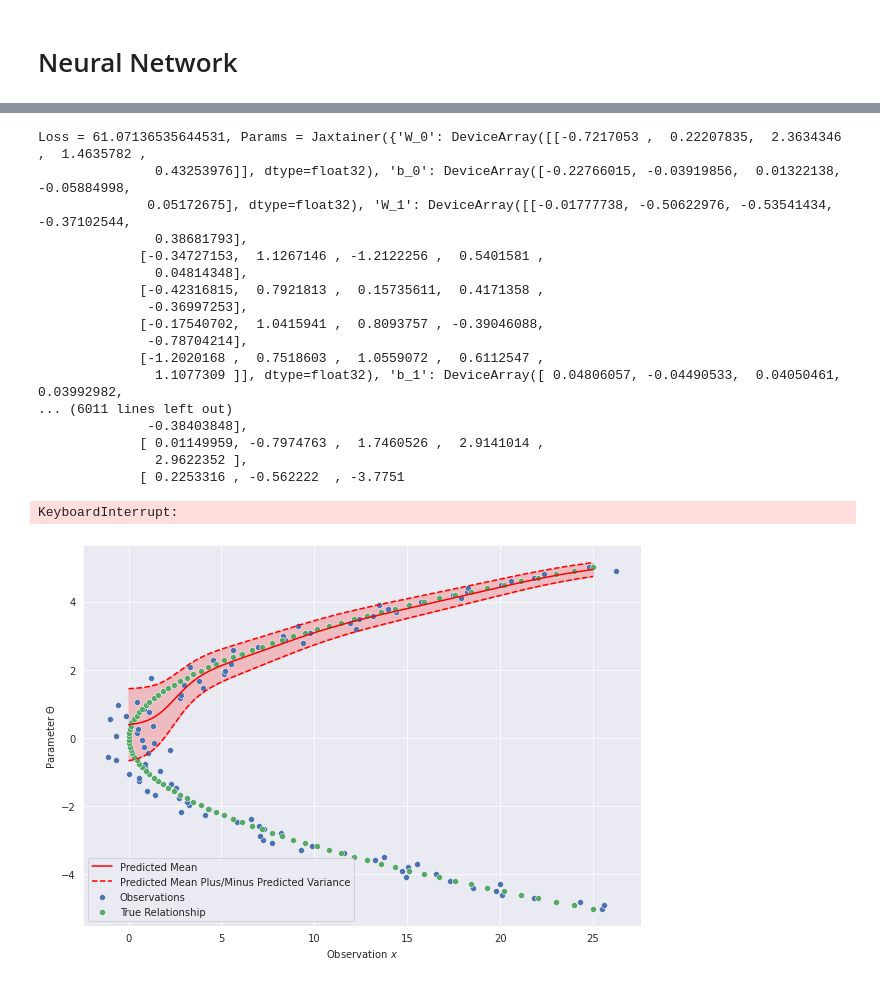
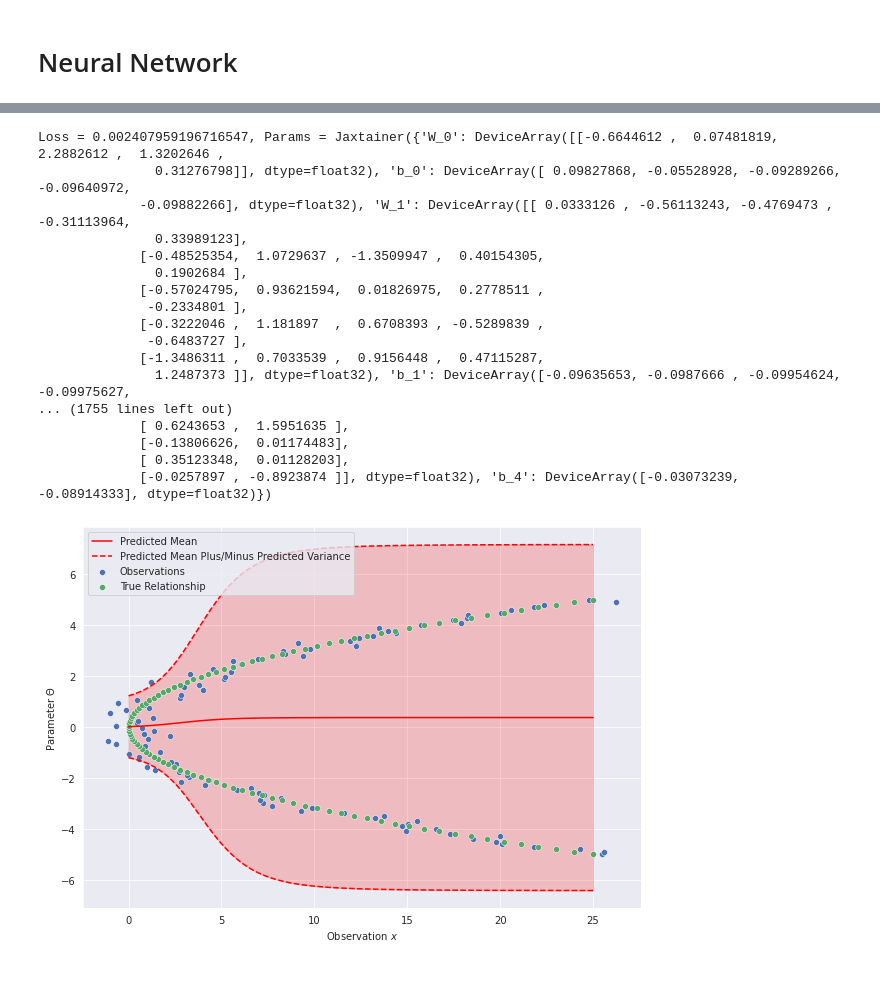
Before and after one commit to MABilton/approx_post, a Jupyter notebook: examples/amortised_example.ipynb, the cells around one changed output, grey strips where cells are left out. Drawn from its saved outputs; the diff is of its cells as text; code cells hidden in the pictures.

Commit message:
API changes, including allowing models to accept x as an argument, optimisers returning loss histories, and adding a Jax  model function factory

```diff
--- a/examples/amortised_example.ipynb
+++ b/examples/amortised_example.ipynb
@@ -71,7 +81,7 @@ prngkey = jax.random.PRNGKey(42)
 num_batch = 100
 true_theta = jnp.linspace(-5, 5, num_batch)
 noise_cov = 1*jnp.identity(ndim)
-data = create_data(model, true_theta, noise_cov, prngkey)
+data = create_data(model_func, true_theta, noise_cov, prngkey)
 # %% [output]
 WARNING:absl:No GPU/TPU found, falling back to CPU. (Set TF_CPP_MIN_LOG_LEVEL=0 and rerun for more info.)
 # %%
@@ -90,8 +100,8 @@ joint_dist = joint.ModelPlusGaussian(model, noise_cov, prior_mean, prior_cov, mo
 # Neural Network
 # %%
 prngkey = jax.random.PRNGKey(10)
-approx_dist = approx.Gaussian(ndim)
-preprocessing = amortised.Preprocessing.std_scaling(data)
-amortised_dist = amortised.NeuralNetwork(approx_dist, ndim, prngkey, num_layers=3, width=5,  \
-                                         activation='sigmoid', preprocessing=preprocessing)
+approx_dist = approx_post.distributions.approx.Gaussian(ndim)
+preprocessing = approx_post.distributions.amortised.Preprocessing.std_scaling(data)
+amortised_dist = approx_post.distributions.amortised.NeuralNetwork(approx_dist, ndim, prngkey, num_layers=3, width=5,
+                                                                   activation='sigmoid', preprocessing=preprocessing)
 # num_layers=3, width=10,
@@ -103,9 +108,9 @@ plot_phi_function(amortised_dist, x_plt, data, true_theta)
 # %%
 # Initialise:
 target = Jaxtainer({'mean': 0, 'log_chol_diag': 0})
-mse = losses.MSE(target)
-optimiser = optimisers.Adam(lr=5e-3)
-optimiser.fit(amortised_dist, mse, data, prngkey, verbose=True)
+mse = approx_post.losses.MSE(target)
+optimiser = approx_post.optimisers.Adam(lr=5e-3)
+_ = optimiser.fit(amortised_dist, mse, data, prngkey, verbose=True)
 # %% [output]
 Loss = 82.18658447265625, Params = Jaxtainer({'W_0': DeviceArray([[-0.75913584, -0.01973878,  2.379394  ,  1.2282702 ,
                0.41732123]], dtype=float32), 'b_0': DeviceArray([-0.00499999, -0.00499999,  0.00499994, -0.00499994,
@@ -133,32 +137,31 @@ plot_phi_function(amortised_dist, x_plt, data, true_theta)
 # %%
 prngkey = jax.random.PRNGKey(20)
-loss = losses.ELBO(joint_dist, use_reparameterisation=True)
-optimiser = optimisers.Adam()
-optimiser.fit(amortised_dist, loss, data, prngkey, verbose=True, num_samples=100, max_iter=200)
+loss = approx_post.losses.ForwardKL(joint_dist, use_reparameterisation=False)
+optimiser = approx_post.optimisers.Adam()
+loss = optimiser.fit(amortised_dist, loss, data, prngkey, verbose=True, num_samples=1000, max_iter=50)
 # %% [output]
-Loss = 61.07136535644531, Params = Jaxtainer({'W_0': DeviceArray([[-0.7217053 ,  0.22207835,  2.3634346 ,  1.4635782 ,
-               0.43253976]], dtype=float32), 'b_0': DeviceArray([-0.22766015, -0.03919856,  0.01322138, -0.05884998,
-              0.05172675], dtype=float32), 'W_1': DeviceArray([[-0.01777738, -0.50622976, -0.53541434, -0.37102544,
-               0.38681793],
-             [-0.34727153,  1.1267146 , -1.2122256 ,  0.5401581 ,
-               0.04814348],
-             [-0.42316815,  0.7921813 ,  0.15735611,  0.4171358 ,
-              -0.36997253],
-             [-0.17540702,  1.0415941 ,  0.8093757 , -0.39046088,
-              -0.78704214],
-             [-1.2020168 ,  0.7518603 ,  1.0559072 ,  0.6112547 ,
-               1.1077309 ]], dtype=float32), 'b_1': DeviceArray([ 0.04806057, -0.04490533,  0.04050461,  0.03992982,
-... (6011 lines left out)
-              -0.38403848],
-             [ 0.01149959, -0.7974763 ,  1.7460526 ,  2.9141014 ,
-               2.9622352 ],
-             [ 0.2253316 , -0.562222  , -3.7751
+Loss = 0.002407959196716547, Params = Jaxtainer({'W_0': DeviceArray([[-0.6644612 ,  0.07481819,  2.2882612 ,  1.3202646 ,
+               0.31276798]], dtype=float32), 'b_0': DeviceArray([ 0.09827868, -0.05528928, -0.09289266, -0.09640972,
+             -0.09882266], dtype=float32), 'W_1': DeviceArray([[ 0.0333126 , -0.56113243, -0.4769473 , -0.31113964,
+               0.33989123],
+             [-0.48525354,  1.0729637 , -1.3509947 ,  0.40154305,
+               0.1902684 ],
+             [-0.57024795,  0.93621594,  0.01826975,  0.2778511 ,
+              -0.2334801 ],
+             [-0.3222046 ,  1.181897  ,  0.6708393 , -0.5289839 ,
+              -0.6483727 ],
+             [-1.3486311 ,  0.7033539 ,  0.9156448 ,  0.47115287,
+               1.2487373 ]], dtype=float32), 'b_1': DeviceArray([-0.09635653, -0.0987666 , -0.09954624, -0.09975627,
+... (1755 lines left out)
+             [ 0.6243653 ,  1.5951635 ],
+             [-0.13806626,  0.01174483],
+             [ 0.35123348,  0.01128203],
+             [-0.0257897 , -0.8923874 ]], dtype=float32), 'b_4': DeviceArray([-0.03073239, -0.08914333], dtype=float32)})
-KeyboardInterrupt:
 # %%
 x_plt = jnp.linspace(0,25,1000)
-plot_phi_function(amortised_dist, x_plt, data, true_theta, model)
+plot_phi_function(amortised_dist, x_plt, data, true_theta, model_func)
 # %% [output]
-[figure, old version]
+[figure, new version]
 # %%
 x_vals = [0, 1, 2, 3, 4, 5]
 plot_posteriors(amortised_dist, x_vals)
```
Also changed, not shown: parts of 22 cells of this notebook, 10 other files.
